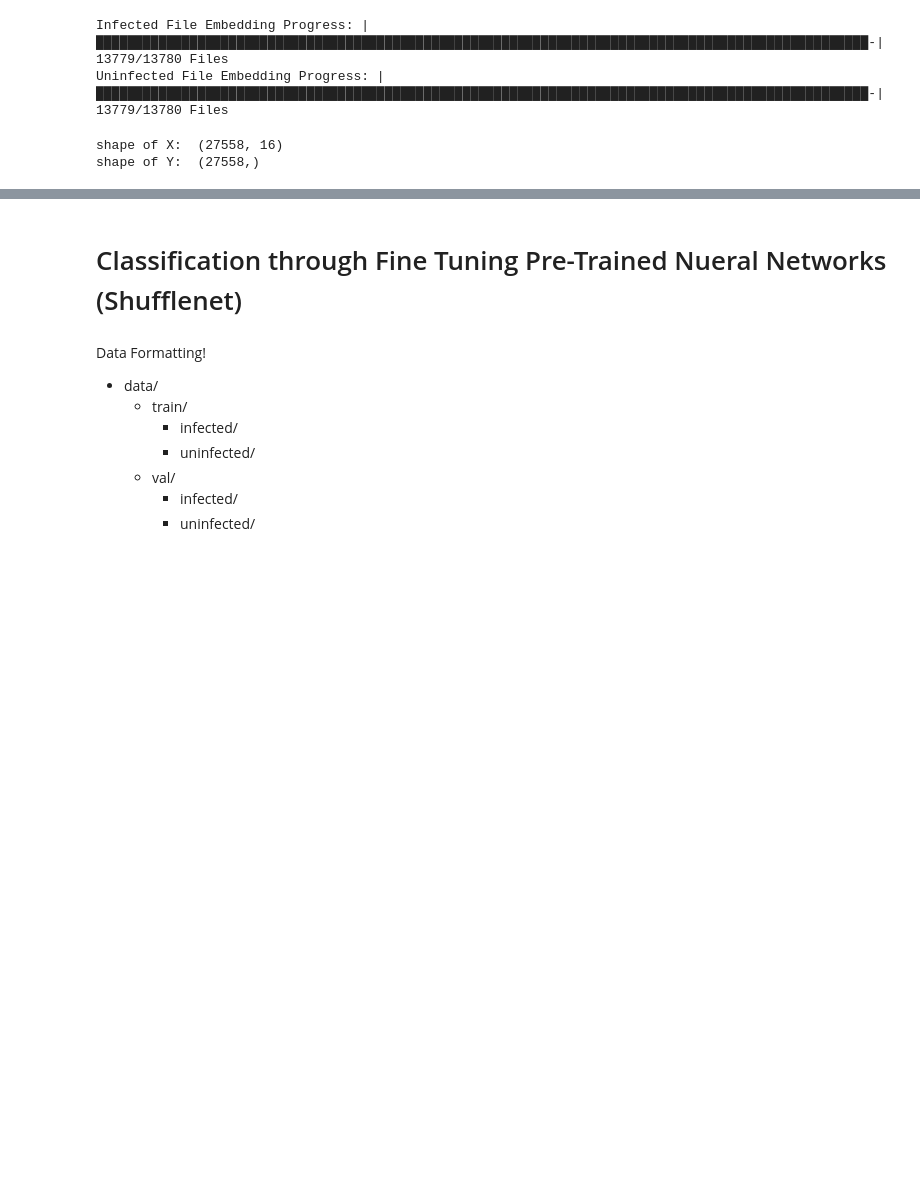
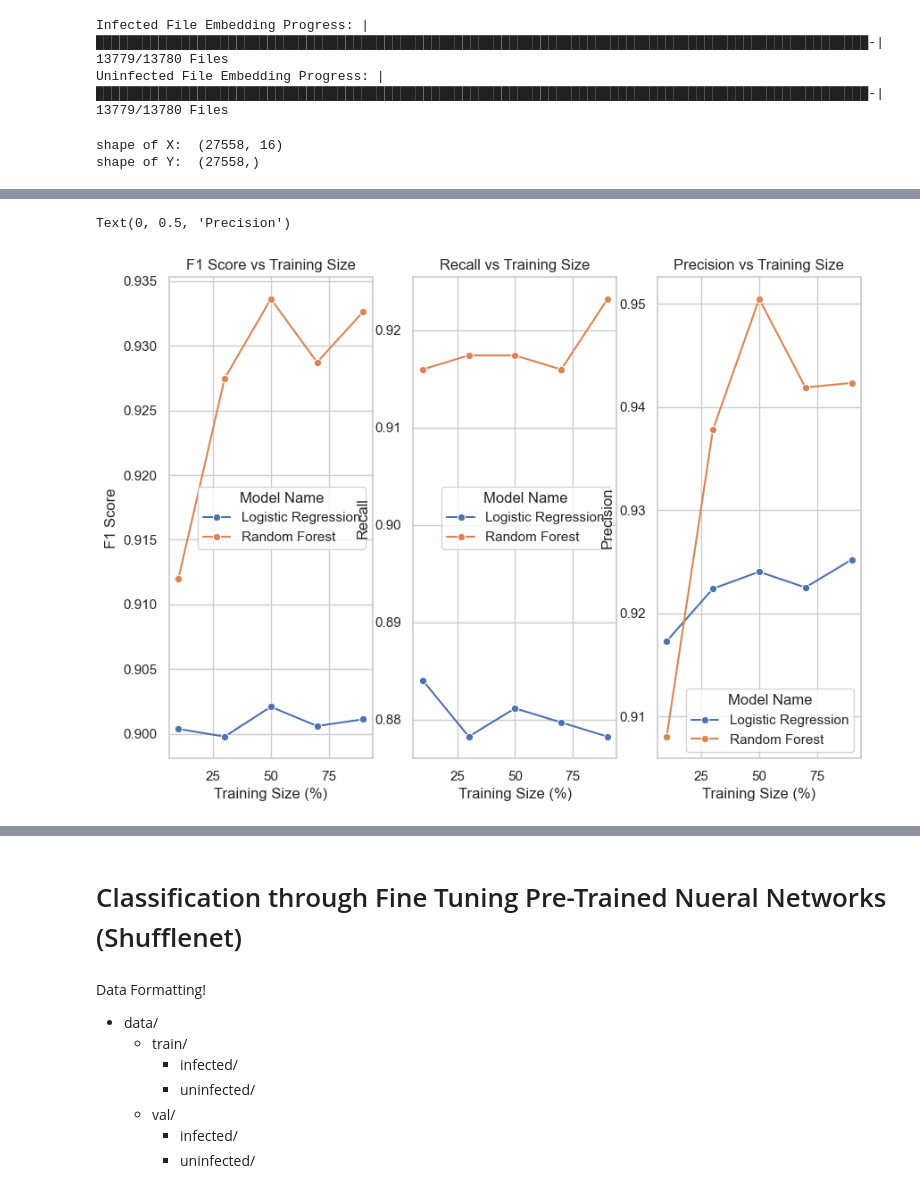
Before and after one commit to SolovevaPolina/Malaria_Screening, a Jupyter notebook: ExploratoryprojectNotebook.ipynb, the cells around one changed output, grey strips where cells are left out. Saved outputs shown, nothing was run; the diff lists cells and outputs as text; code cells hidden in the pictures; blank space fills up the shorter version.

```diff
--- a/ExploratoryprojectNotebook.ipynb
+++ b/ExploratoryprojectNotebook.ipynb
@@ -399 +405,4 @@ Uninfected File Embedding Progress: |██████████████
+# %%
+loaded_X = np.load('feature_vectors.npy')
+loaded_y = np.load('labels.npy')
 # %%
@@ -455,0 +592,3 @@ weighted avg       0.93      0.93      0.93      5512
+# %%
+df_comparison = pd.DataFrame(comparison_table, columns=['Model Name', 'Train Size', 'Confusion Matrix', 'Time Taken (s)', 'Recall', 'Precision', 'F1 Score'])
+print(df_comparison)
@@ -455,0 +615,4 @@ weighted avg       0.93      0.93      0.93      5512
+# %%
+df_comparison_plotting = df_comparison.copy()
+df_comparison_plotting['Train Size Percentage'] = df_comparison_plotting['Train Size'] * 100
+df_comparison_plotting['Color'] = df_comparison_plotting['Model Name'].map({'Logistic Regression': '#0000FF', 'Random Forest': '#FFA500'})
@@ -455,0 +643,57 @@ weighted avg       0.93      0.93      0.93      5512
+# %%
+import seaborn as sns
+
+
+# Plotting F1 Score, Recall, Precision vs Training Size for Different Models
+#Make it 3x1 grid of plots
+
+plt.figure(figsize=(10, 7))
+plt.subplot(131)
+sns.lineplot(data=df_comparison_plotting, x='Train Size Percentage', y='F1 Score', hue='Model Name', marker='o')
+plt.title('F1 Score vs Training Size')
+plt.xlabel('Training Size (%)')
+plt.ylabel('F1 Score')
+
+plt.subplot(132)
+sns.lineplot(data=df_comparison_plotting, x='Train Size Percentage', y='Recall', hue='Model Name', marker='o')
+plt.title('Recall vs Training Size')
+plt.xlabel('Training Size (%)')
+plt.ylabel('Recall')
+
+plt.subplot(133)
+sns.lineplot(data=df_comparison_plotting, x='Train Size Percentage', y='Precision', hue='Model Name', marker='o')
+plt.title('Precision vs Training Size')
+plt.xlabel('Training Size (%)')
+plt.ylabel('Precision')
+
+# plt.figure(figsize=(10,7))
+# plt.subplot(111)
+# plt.plot(df_comparison_plotting['Train Size'], df_comparison_plotting['F1 Score'], marker='o', c = df_comparison_plotting['Color'])
+# plt.title('F1 Score vs Training Size for Different Models')
+# plt.xlabel('Training Size')
+# plt.ylabel('F1 Score')
+
+
+# plt.subplot(121)
+# plt.plot(df_comparison_plotting['Train Size'], df_comparison_plotting['Recall'], marker='o', c = df_comparison_plotting['Color'])
+# plt.title('Recall vs Training Size for Different Models')
+# plt.xlabel('Training Size')
+# plt.ylabel('Recall')
+
+# plt.subplot(122)
+# plt.plot(df_comparison_plotting['Train Size'], df_comparison_plotting['Precision'], marker='o', c = df_comparison_plotting['Color'])
+# plt.title('Precision vs Training Size for Different Models')
+# plt.xlabel('Training Size')
+# plt.ylabel('Precision')
+
+# plt.tight_layout()
+# plt.show()
+
+# plt.plot(df_comparison_plotting['Train Size'], df_comparison_plotting['Time Taken (s)'], marker='o', c = df_comparison_plotting['Color'])
+# plt.title('Time Taken vs Training Size for Different Models')
+# plt.xlabel('Training Size')
+# plt.ylabel('Time Taken (s)')
+# plt.show()
+# %% [output]
+Text(0, 0.5, 'Precision')
+[figure, added]
```
Also changed, not shown: parts of 17 cells of this notebook.
